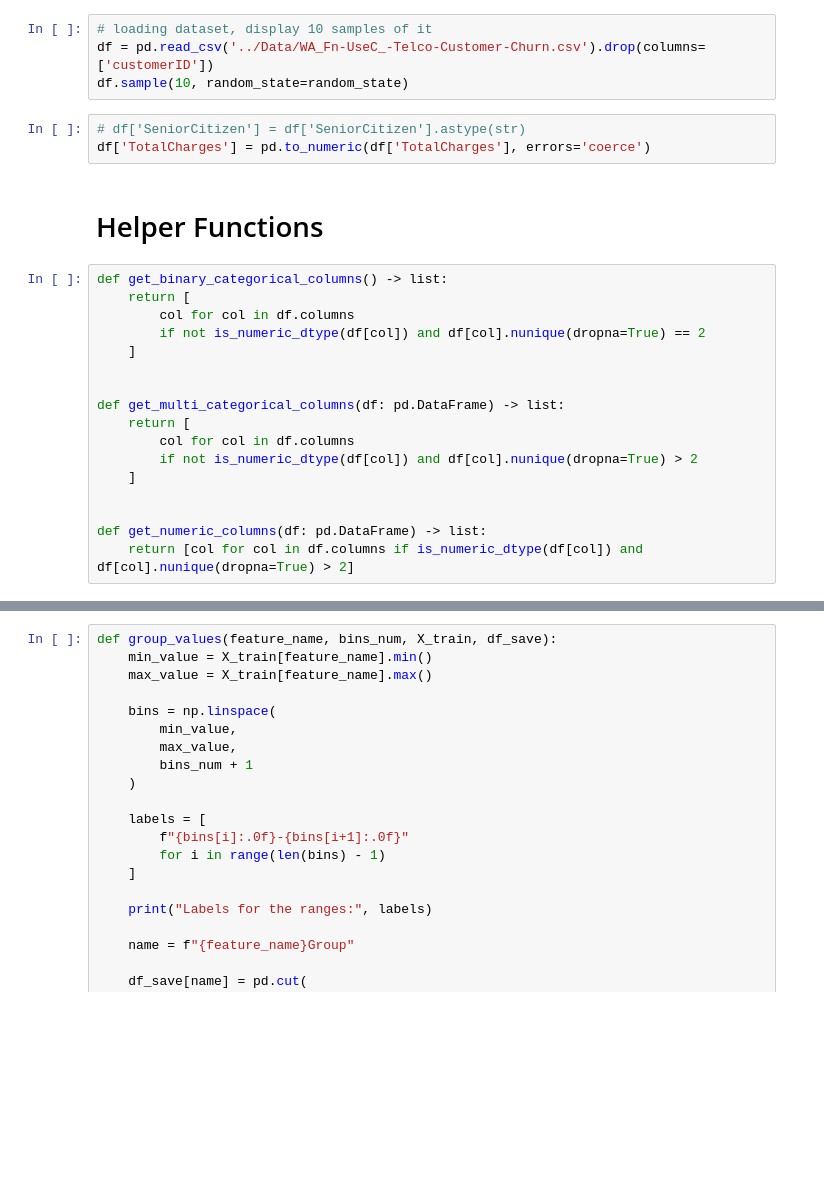
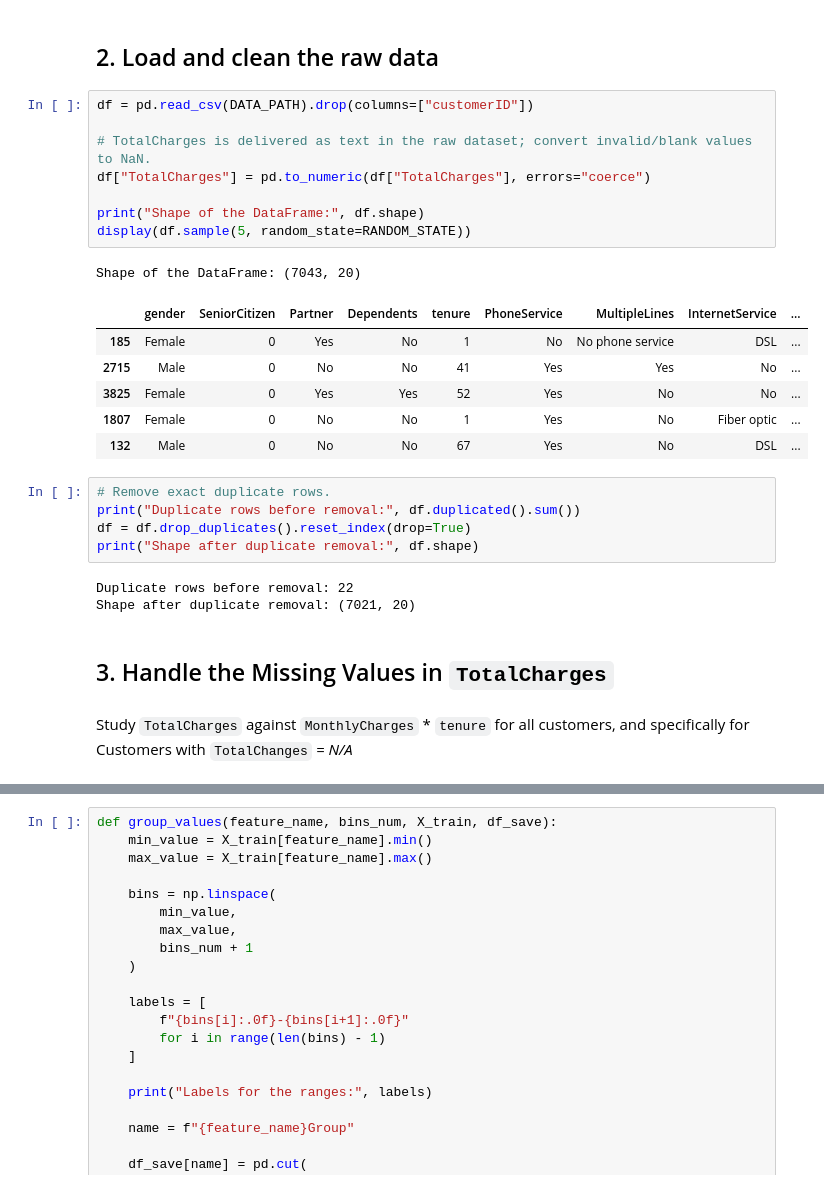
Before and after one commit to serieh/To-Catch-a-Churner, a Jupyter notebook: Scripts/PreProcessing.ipynb, the cells around one changed output, grey strips where cells are left out. Drawn from its saved outputs; the diff is of its cells as text; blank space fills up the shorter version.

```diff
--- a/Scripts/PreProcessing.ipynb
+++ b/Scripts/PreProcessing.ipynb
@@ -36,26 +37,30 @@ random_state = 42
-# %%
-# loading dataset, display 10 samples of it
-df = pd.read_csv('../Data/WA_Fn-UseC_-Telco-Customer-Churn.csv').drop(columns=['customerID'])
-df.sample(10, random_state=random_state)
-# %%
-# df['SeniorCitizen'] = df['SeniorCitizen'].astype(str)
-df['TotalCharges'] = pd.to_numeric(df['TotalCharges'], errors='coerce')
-# %% [markdown]
-# Helper Functions
-# %%
-def get_binary_categorical_columns() -> list:
-    return [
-        col for col in df.columns
-        if not is_numeric_dtype(df[col]) and df[col].nunique(dropna=True) == 2
-    ]
-
-
-def get_multi_categorical_columns(df: pd.DataFrame) -> list:
-    return [
-        col for col in df.columns
-        if not is_numeric_dtype(df[col]) and df[col].nunique(dropna=True) > 2
-    ]
-
-
-def get_numeric_columns(df: pd.DataFrame) -> list:
-    return [col for col in df.columns if is_numeric_dtype(df[col]) and df[col].nunique(dropna=True) > 2]
+# %% [markdown]
+## 2. Load and clean the raw data
+# %%
+df = pd.read_csv(DATA_PATH).drop(columns=["customerID"])
+
+# TotalCharges is delivered as text in the raw dataset; convert invalid/blank values to NaN.
+df["TotalCharges"] = pd.to_numeric(df["TotalCharges"], errors="coerce")
+
+print("Shape of the DataFrame:", df.shape)
+display(df.sample(5, random_state=RANDOM_STATE))
+# %% [output]
+Shape of the DataFrame: (7043, 20)
+|  | gender | SeniorCitizen | Partner | Dependents | tenure | PhoneService | MultipleLines | InternetService | ... |
+| 185 | Female | 0 | Yes | No | 1 | No | No phone service | DSL | ... |
+| 2715 | Male | 0 | No | No | 41 | Yes | Yes | No | ... |
+| 3825 | Female | 0 | Yes | Yes | 52 | Yes | No | No | ... |
+| 1807 | Female | 0 | No | No | 1 | Yes | No | Fiber optic | ... |
+| 132 | Male | 0 | No | No | 67 | Yes | No | DSL | ... |
+# %%
+# Remove exact duplicate rows.
+print("Duplicate rows before removal:", df.duplicated().sum())
+df = df.drop_duplicates().reset_index(drop=True)
+print("Shape after duplicate removal:", df.shape)
+# %% [output]
+Duplicate rows before removal: 22
+Shape after duplicate removal: (7021, 20)
+# %% [markdown]
+## 3. Handle the Missing Values in `TotalCharges`
+# %% [markdown]
+Study `TotalCharges` against `MonthlyCharges` * `tenure` for all customers, and specifically for Customers with `TotalChanges` *= N/A*
```
Also changed, not shown: parts of 84 cells of this notebook, 5 other files.
